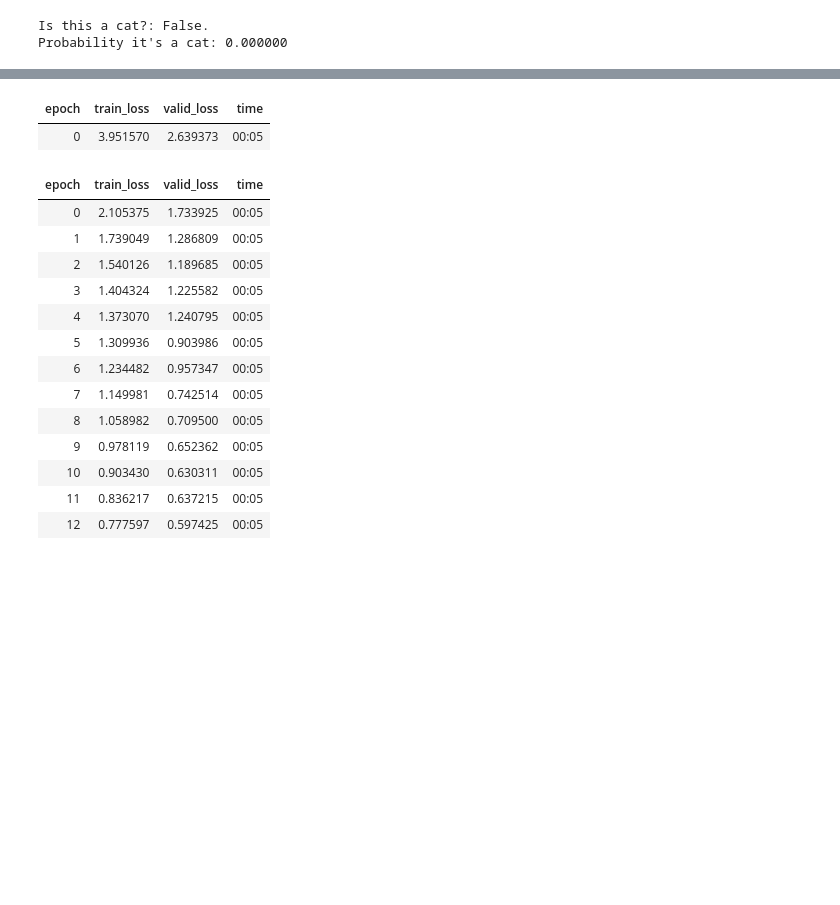
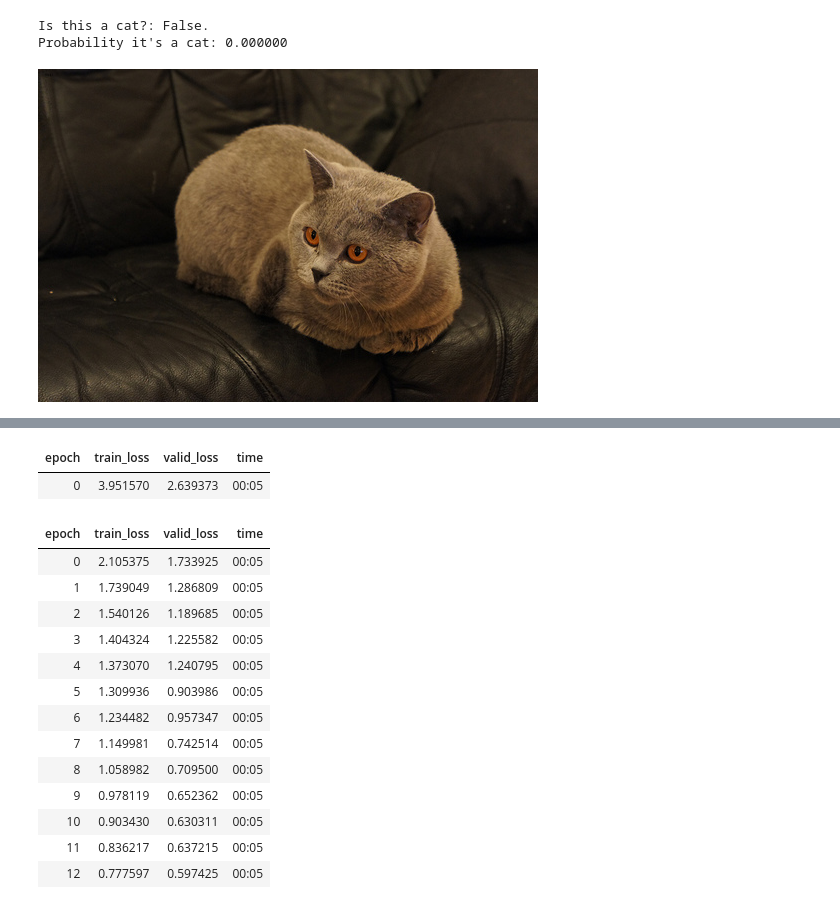
Before and after one commit to LZatTD/sankey, a Jupyter notebook: fastai.ipynb, the cells around one changed output, grey strips where cells are left out. Drawn from its saved outputs; the diff is of its cells as text; code cells hidden in the pictures; blank space fills up the shorter version.

```diff
--- a/fastai.ipynb
+++ b/fastai.ipynb
@@ -72,3 +72,9 @@ print(f"Probability it's a cat: {probs[1].item():.6f}")
 [interactive output not drawn]
 Is this a cat?: False.
 Probability it's a cat: 0.000000
+# %%
+imglist = path.ls().sorted()
+img1 = imglist[988]
+Image.open(img1)
+# %% [output]
+[figure, added]
```
Also changed, not shown: parts of 4 cells of this notebook.
